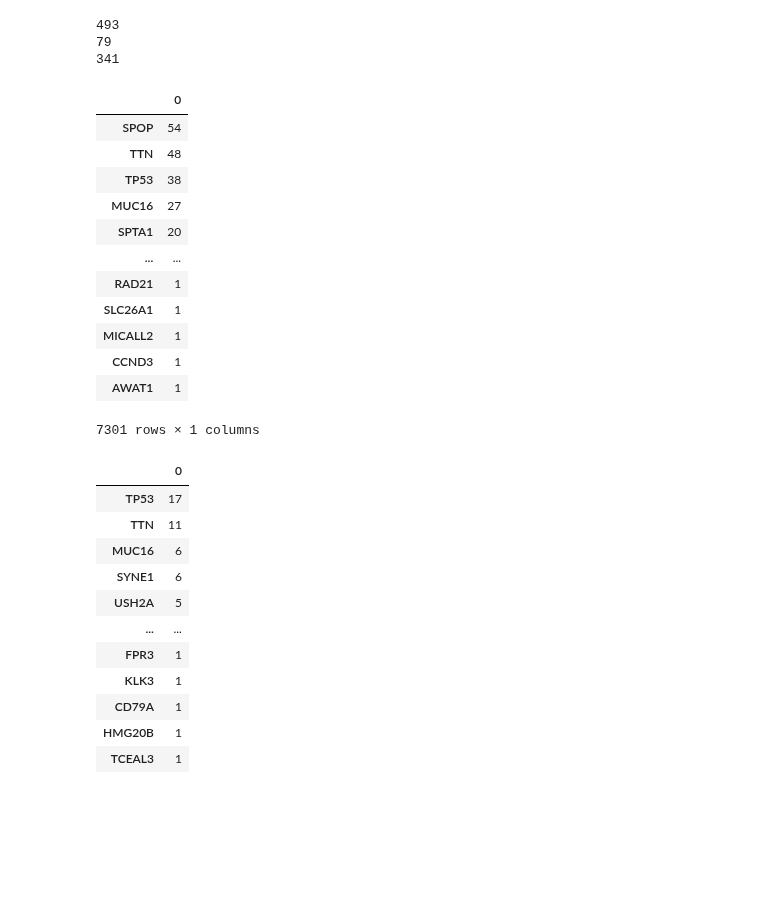
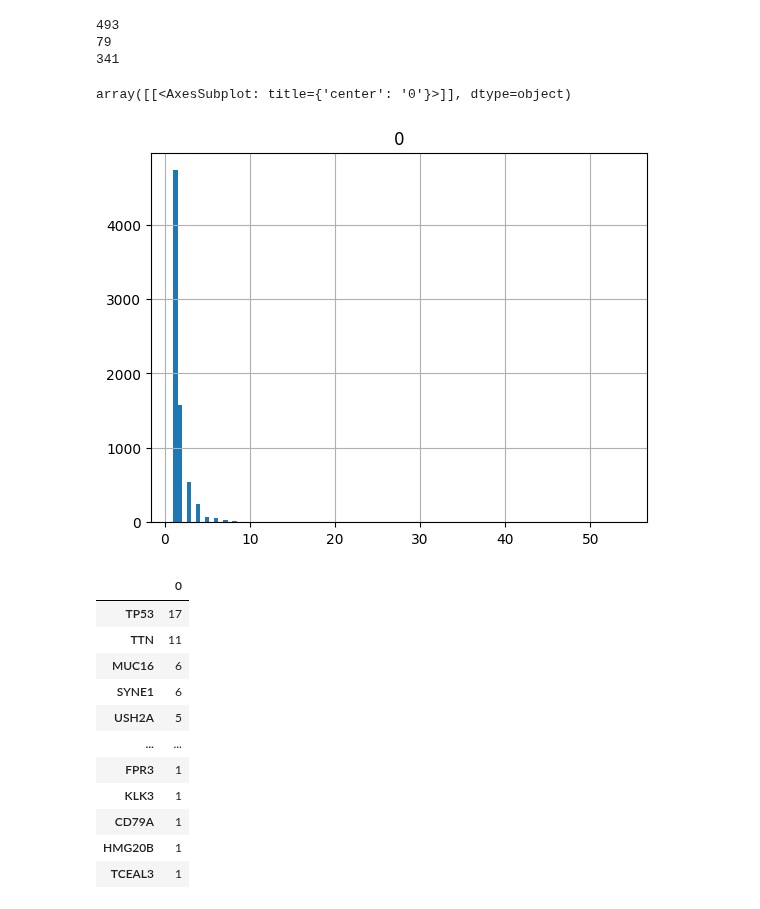
Before and after one commit to dmartmillan/OMEN, a Jupyter notebook: new_data/gene_patient_CADD.ipynb, the cells around one changed output. Drawn from its saved outputs; the diff is of its cells as text; code cells hidden in the pictures; blank space fills up the shorter version.

```diff
--- a/new_data/gene_patient_CADD.ipynb
+++ b/new_data/gene_patient_CADD.ipynb
@@ -243,21 +243,11 @@ print(len(patients_non_aggr))
 # %%
 genes_df = pd.DataFrame.from_dict(genes, orient='index')
 genes_df.sort_values(0,inplace = True,ascending=False)
 genes_df
+pd.DataFrame.hist(genes_df,bins=100)
 # %% [output]
-|  | 0 |
-| SPOP | 54 |
-| TTN | 48 |
-| TP53 | 38 |
-| MUC16 | 27 |
-| SPTA1 | 20 |
-| ... | ... |
-| RAD21 | 1 |
-| SLC26A1 | 1 |
-| MICALL2 | 1 |
-| CCND3 | 1 |
-| AWAT1 | 1 |
-7301 rows × 1 columns
+array([[<AxesSubplot: title={'center': '0'}>]], dtype=object)
+[figure, added]
 # %%
 aggr_genes_df = pd.DataFrame.from_dict(genes_aggr, orient='index')
 aggr_genes_df.sort_values(0,inplace = True,ascending=False)
```
Also changed, not shown: parts of 9 cells of this notebook, 2 other files.
